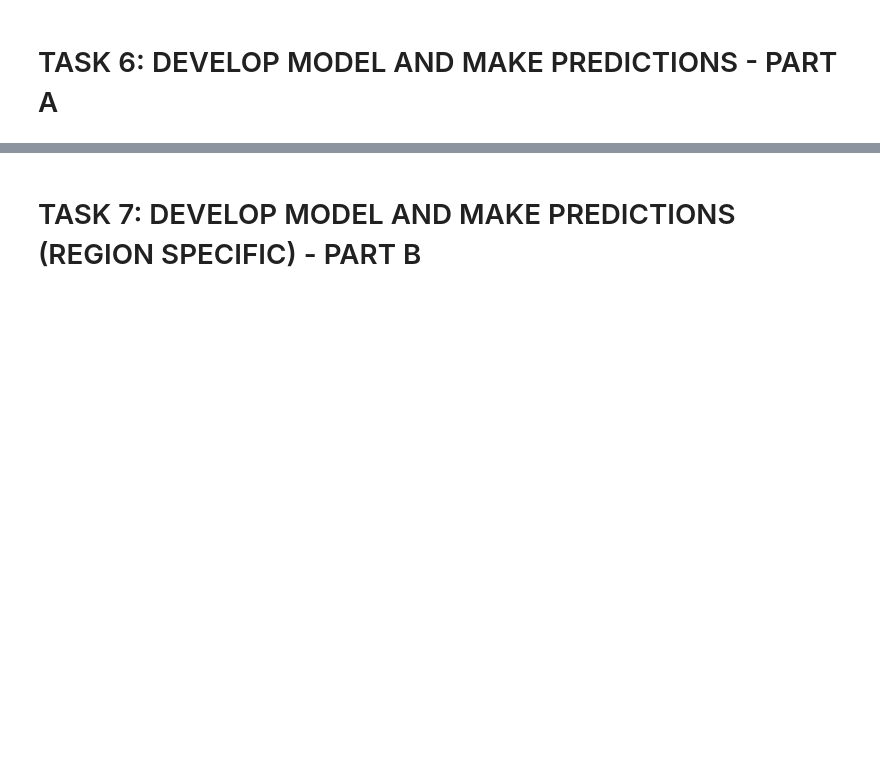
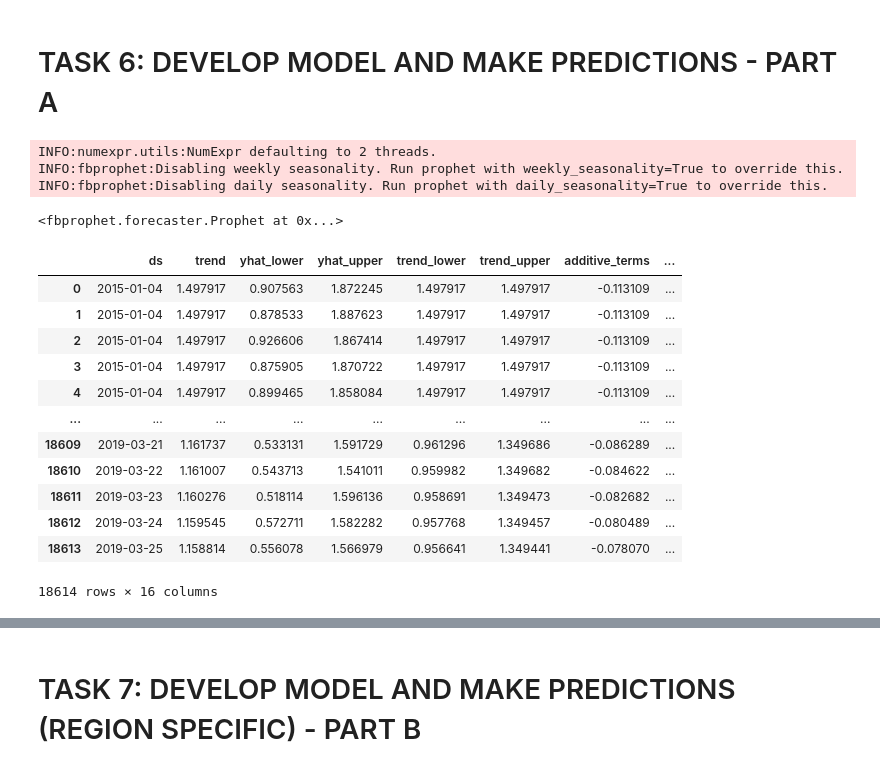
Before and after one commit to rajneesh231/Predicting-Product-Prices-FbProphet, a Jupyter notebook: Predict Future Prices Using Facebook Prophet.ipynb, the cells around one changed output, grey strips where cells are left out. Drawn from its saved outputs; the diff is of its cells as text; code cells hidden in the pictures; blank space fills up the shorter version.

```diff
--- a/Predict Future Prices Using Facebook Prophet.ipynb
+++ b/Predict Future Prices Using Facebook Prophet.ipynb
@@ -225,5 +225,13 @@ avacado_df_prophet
 ![image.png](attachment:image.png)
 # %% [markdown]
 # TASK 6: DEVELOP MODEL AND MAKE PREDICTIONS - PART A
+# %%
+m = Prophet()
+m.fit(avacado_df_prophet)
+# %% [output]
+INFO:numexpr.utils:NumExpr defaulting to 2 threads.
+INFO:fbprophet:Disabling weekly seasonality. Run prophet with weekly_seasonality=True to override this.
+INFO:fbprophet:Disabling daily seasonality. Run prophet with daily_seasonality=True to override this.
+<fbprophet.forecaster.Prophet at 0x...>
 # %%
 # Forcasting into the future
@@ -229,0 +240,16 @@ avacado_df_prophet
+# %%
+forecast
+# %% [output]
+|  | ds | trend | yhat_lower | yhat_upper | trend_lower | trend_upper | additive_terms | ... |
+| 0 | 2015-01-04 | 1.497917 | 0.907563 | 1.872245 | 1.497917 | 1.497917 | -0.113109 | ... |
+| 1 | 2015-01-04 | 1.497917 | 0.878533 | 1.887623 | 1.497917 | 1.497917 | -0.113109 | ... |
+| 2 | 2015-01-04 | 1.497917 | 0.926606 | 1.867414 | 1.497917 | 1.497917 | -0.113109 | ... |
+| 3 | 2015-01-04 | 1.497917 | 0.875905 | 1.870722 | 1.497917 | 1.497917 | -0.113109 | ... |
+| 4 | 2015-01-04 | 1.497917 | 0.899465 | 1.858084 | 1.497917 | 1.497917 | -0.113109 | ... |
+| ... | ... | ... | ... | ... | ... | ... | ... | ... |
+| 18609 | 2019-03-21 | 1.161737 | 0.533131 | 1.591729 | 0.961296 | 1.349686 | -0.086289 | ... |
+| 18610 | 2019-03-22 | 1.161007 | 0.543713 | 1.541011 | 0.959982 | 1.349682 | -0.084622 | ... |
+| 18611 | 2019-03-23 | 1.160276 | 0.518114 | 1.596136 | 0.958691 | 1.349473 | -0.082682 | ... |
+| 18612 | 2019-03-24 | 1.159545 | 0.572711 | 1.582282 | 0.957768 | 1.349457 | -0.080489 | ... |
+| 18613 | 2019-03-25 | 1.158814 | 0.556078 | 1.566979 | 0.956641 | 1.349441 | -0.078070 | ... |
+18614 rows × 16 columns
```
Also changed, not shown: parts of 3 cells of this notebook.
